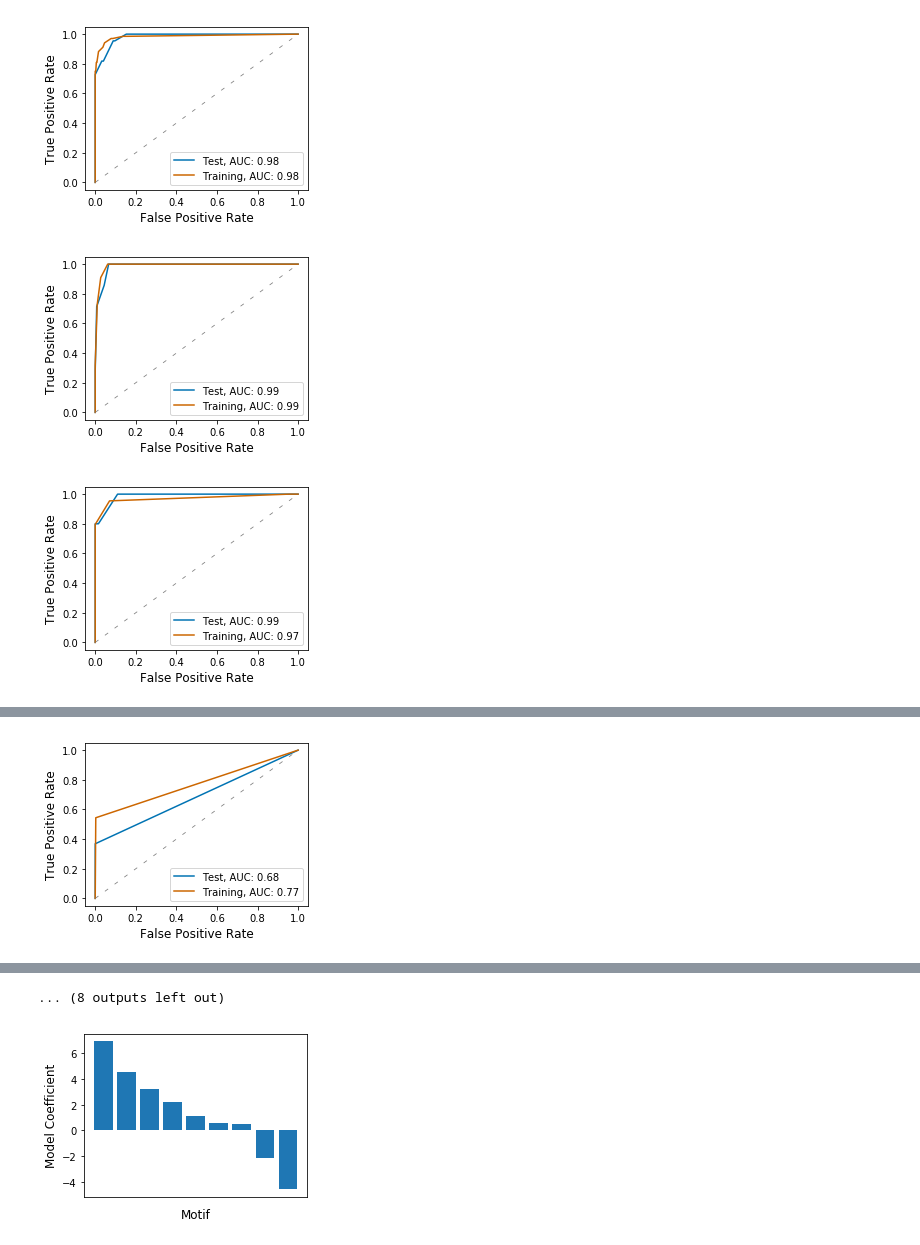
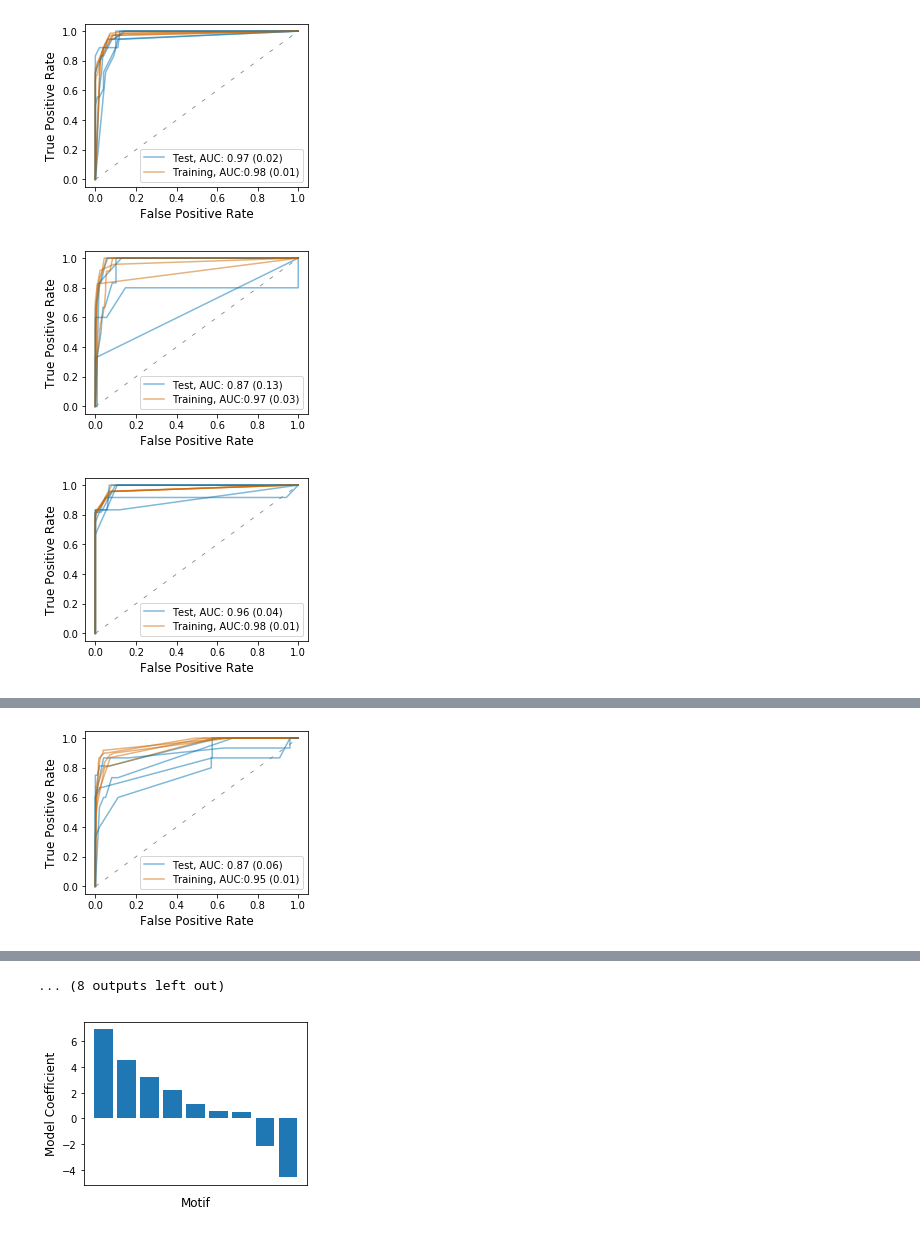
Before and after one commit to andrewguy/CCARL, a Jupyter notebook: workflow.ipynb, the cells around one changed output, grey strips where cells are left out. Saved outputs shown, nothing was run; the diff lists cells and outputs as text; code cells hidden in the pictures.

```diff
--- a/workflow.ipynb
+++ b/workflow.ipynb
@@ -176,2 +185,11 @@ for csv_file in csv_files:
+# %%
+import pickle
+
+if results.keys():
+    with open('pickled_cv_results', 'wb') as f:
+        pickle.dump(results, f)
+else:
+    with open('pickled_cv_results', 'rb') as f:
+        results = pickle.load(f)
 # %%
 # Plot ROC curves for all test sets
@@ -190,13 +208,16 @@ IQR of AUC values:  0.868 -  0.946
 # %%
 # Generate table for tex document
+folds = [1,2,3,4,5]
 for csv_file in csv_files:
     data_point = results[csv_file]
-    y = data_point['test'].binding.values
-    X = data_point['test'].glycan
-    clf = data_point['model']
-    y_train = data_point['train'].binding.values
-    X_train = data_point['train'].glycan
-    fpr, tpr, _ = roc_curve(y, clf.predict_proba(X)[:,1], drop_intermediate=False)
-    fpr_tr, tpr_tr, _ = roc_curve(y_train, clf.predict_proba(X_train)[:,1], drop_intermediate=False)
-    print(f"{csv_file} & {auc(fpr, tpr): 1.3f} & {auc(fpr_tr, tpr_tr): 1.3f} &.. & \\\\")
+    ys = [data_point[fold]['test'].binding.values for fold in folds]
+    Xs = [data_point[fold]['test'].glycan for fold in folds]
+    clfs = [data_point[fold]['model'] for fold in folds]
+    y_trains = [data_point[fold]['train'].binding.values for fold in folds]
+    X_trains = [data_point[fold]['train'].glycan for fold in folds]
+    roc_results = [roc_curve(y, clf.predict_proba(X)[:,1], drop_intermediate=False) for X, y, clf in zip(Xs, ys, clfs)]
+    roc_results_tr = [roc_curve(y_train, clf.predict_proba(X_train)[:,1], drop_intermediate=False) for X_train, y_train, clf in zip(X_trains, y_trains, clfs)]
+    aucs = [auc(fpr, tpr) for fpr, tpr, _ in roc_results]
+    aucs_tr = [auc(fpr, tpr) for fpr, tpr, _ in roc_results_tr]
+    print(f"{csv_file} & {np.mean(aucs):1.3f} ({np.std(aucs):1.3f}) & {np.mean(aucs_tr):1.3f} ({np.std(aucs_tr):1.3f}) &.. & \\\\")
 # %% [output]
@@ -223,8 +286,12 @@ Human-DC-Sign-tetramer_15320_v5.0_DATA.csv &  0.819 &  0.989 &.. & \\
 # %%
 # Plot ROC curves for test and training sets
-
+folds = [1,2,3,4,5]
 for csv_file in csv_files:
     data_point = results[csv_file]
-    _ = plot_test_training_roc(data_point['model'], data_point['test'].binding.values, data_point['test'].glycan,
-                           data_point['train'].binding.values, data_point['train'].glycan, f'./Figures/ROC/{csv_file}')
+    models = [data_point[fold]['model'] for fold in folds]
+    y_tests = [data_point[fold]['test'].binding.values for fold in folds]
+    glycan_tests = [data_point[fold]['test'].glycan for fold in folds]
+    y_trains = [data_point[fold]['train'].binding.values for fold in folds]
+    glycan_trains = [data_point[fold]['train'].glycan for fold in folds]
+    _ = plot_kfold_test_training_roc(models, y_tests, glycan_tests, y_trains, glycan_trains, f'./Figures/ROC_CV/{csv_file}')
 # %% [output]
@@ -235,3 +302,3 @@ for csv_file in csv_files:
-[figure, old version]
+[figure, new version]
-[figure, old version]
+[figure, new version]
-[figure, old version]
+[figure, new version]
@@ -241 +308 @@ for csv_file in csv_files:
-[figure, old version]
+[figure, new version]
```
Also changed, not shown: parts of 11 cells of this notebook, 48 other files.
